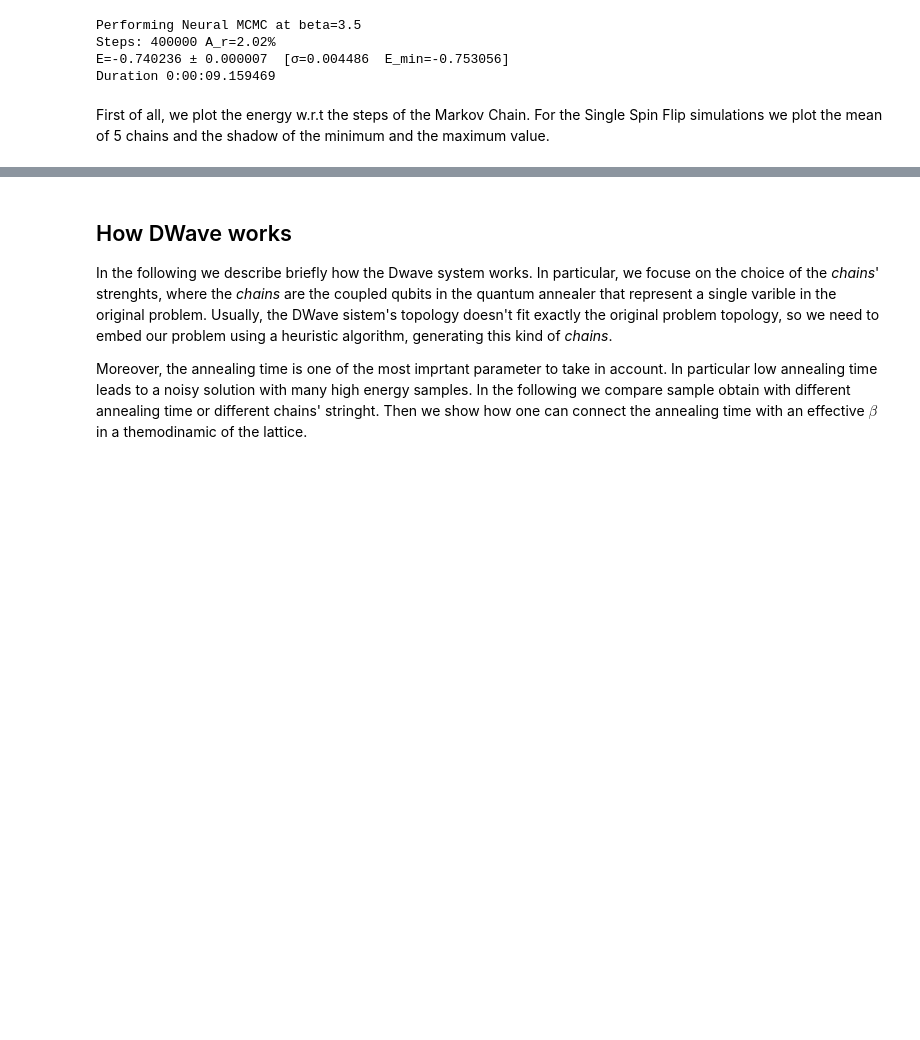
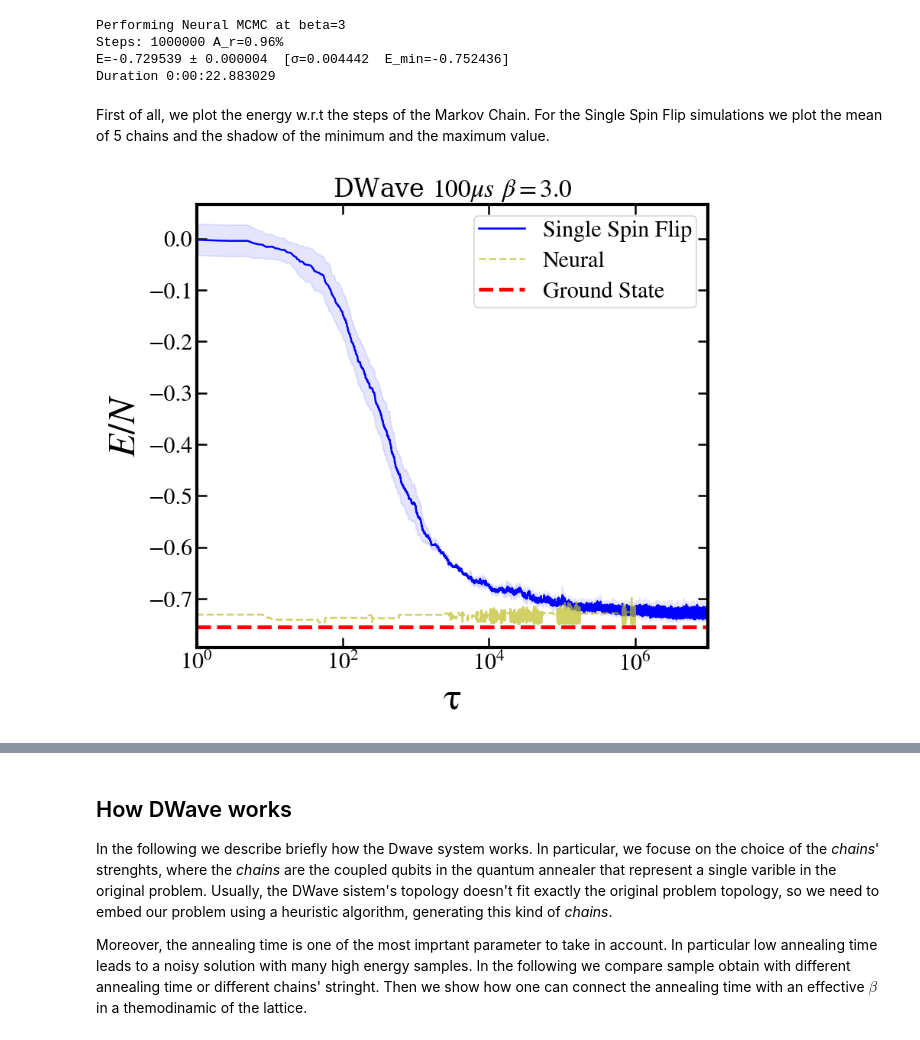
Before and after one commit to gscriva/n-mcmc, a Jupyter notebook: for_paper.ipynb, the cells around one changed output, grey strips where cells are left out. Saved outputs shown, nothing was run; the diff lists cells and outputs as text; code cells hidden in the pictures; blank space fills up the shorter version.

```diff
--- a/for_paper.ipynb
+++ b/for_paper.ipynb
@@ -17,8 +88,7 @@ A_{\mathbf{\sigma}'\mathbf{\sigma}} = \min\left(1, \frac{p(\mathbf{\sigma}')\ome
 # %%
 spin_side = 22
-couplings_path = "data/couplings/484spins-uniform-1nn.txt"
 spins = spin_side**2
-beta = 3.5
-# seed for standard point
-seeds = [2353415, 5983276, 587346, 45907345, 439016]
-steps=1000000
+beta = 3
+
+seeds = [2353415, 5983276, 587346, 34789] # seed for starting point of mcmc simulations
+steps=10000000 # perform a quite long run
@@ -52,17 +121,16 @@ Then we compare with the data generated by the neural network, an autoregressive
-# %%
-dataset = [
-        "data/generated/sample-400000_size-484_2022-01-28_15-48-44.npz", # 1mus 1nn
-        "data/generated/sample-400000_size-484_2022-01-28_15-50-01.npz", # 10mus 1nn
-        "data/generated/sample-400000_size-484_2022-02-10_11-48-45.npz", # 100mus 1nn
-        "data/generated/sample-400000_size-484_2022-02-10_15-28-37.npz", # 1<beta<2.5
-        ]
-
-_, eng_neural, ar = neural_mcmc(beta, 400000, dataset[2], couplings_path, "made", disable_bar=True)
-eng_neural = eng_neural / spins
-# %% [output]
-Performing Neural MCMC at beta=3.5
-Steps: 400000 A_r=2.02%
-E=-0.740236 ± 0.000007  [σ=0.004486  E_min=-0.753056]
-Duration 0:00:09.159469
+# %%
+_, eng_neural, ar = neural_mcmc(beta, 1000000, datasets[2], couplings_path, "made", disable_bar=True)
+eng_neural = eng_neural / spins
+# %% [output]
+Performing Neural MCMC at beta=3
+Steps: 1000000 A_r=0.96%
+E=-0.729539 ± 0.000004  [σ=0.004442  E_min=-0.752436]
+Duration 0:00:22.883029
 # %% [markdown]
 First of all, we plot the energy w.r.t the steps of the Markov Chain. For the Single Spin Flip simulations we plot the mean of 5 chains and the shadow of the minimum and the maximum value.
+# %%
+plt_eng_step(engs_single, eng_neural, "Single Spin Flip", "Neural", ground_state=ground_state, xlim=(1,10000000),
+            title=r"DWave $100 \mu s$ $\beta=3.0$",
+            )
+# %% [output]
+[figure, added]
```
Also changed, not shown: parts of 43 cells of this notebook.
